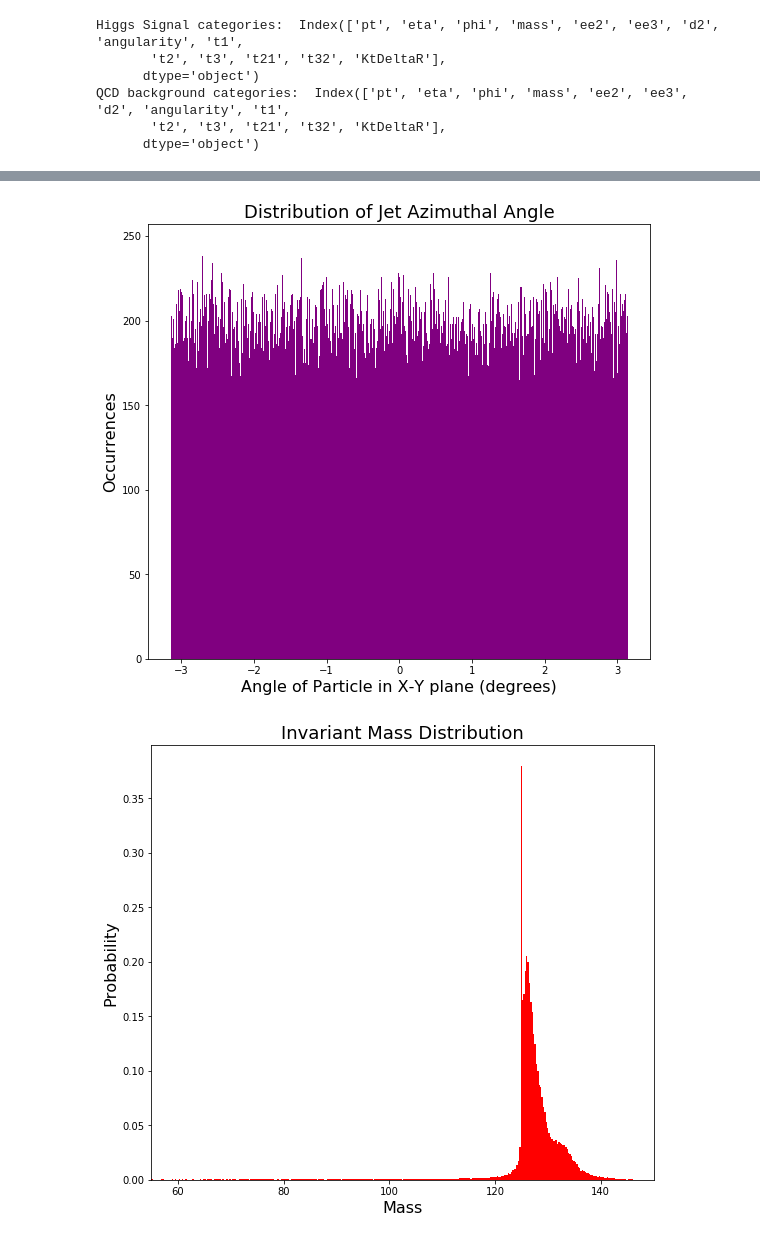
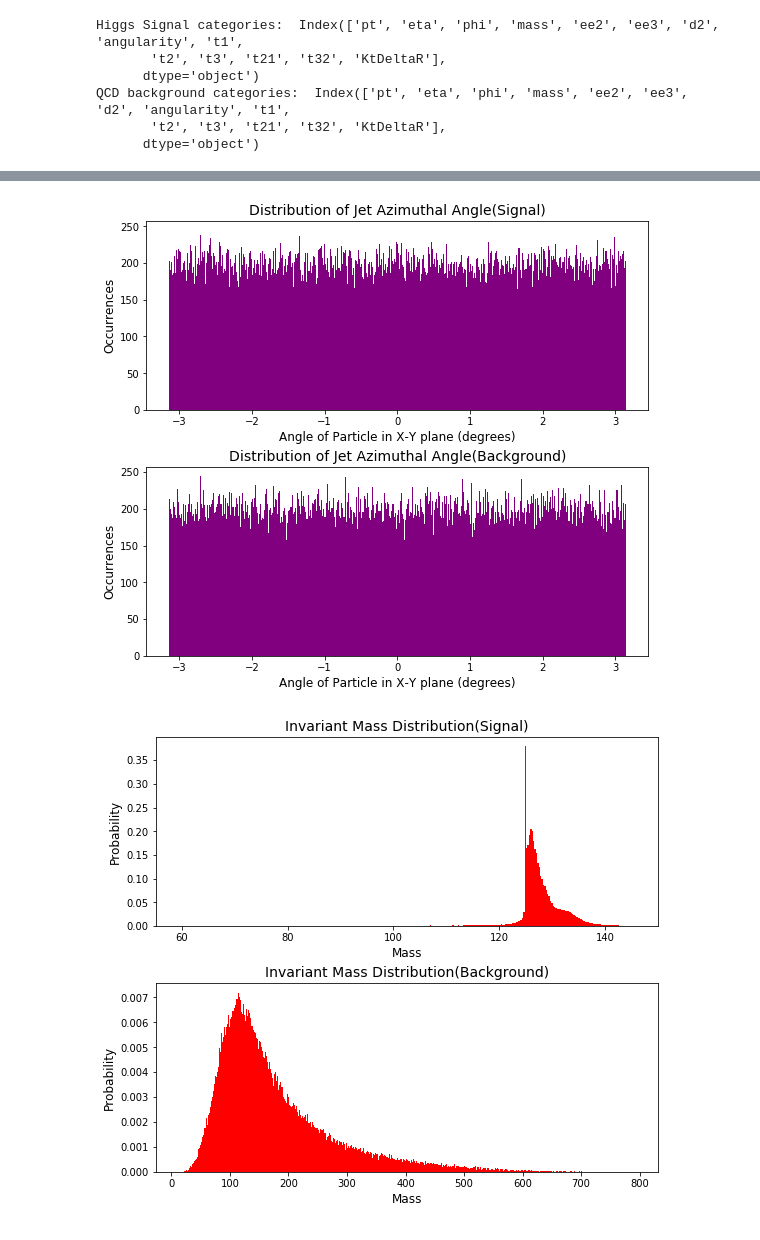
Before and after one commit to IgorBanin/Phys434, a Jupyter notebook: lab5.ipynb, the cells around one changed output, grey strips where cells are left out. Drawn from its saved outputs; the diff is of its cells as text; code cells hidden in the pictures.

```diff
--- a/lab5.ipynb
+++ b/lab5.ipynb
@@ -111,33 +130,50 @@ plt.show()
 # %%
 #phi - The azimuthal angle responsible for the angle of the particle in x-y plane.
 
 plt.rcParams["figure.figsize"] = (9,8)
 
 bins = 500
+
+plt.subplot(2,1,1)
 plt.hist(higgs['phi'][:], bins, color = 'purple', histtype = 'bar')
+plt.xlabel('Angle of Particle in X-Y plane (degrees)', fontsize=12)
+plt.ylabel('Occurrences', fontsize=12)
+plt.title('Distribution of Jet Azimuthal Angle(Signal)', fontsize=14)
 
-plt.xlabel('Angle of Particle in X-Y plane (degrees)', fontsize=16)
-plt.ylabel('Occurrences', fontsize=16)
-plt.title('Distribution of Jet Azimuthal Angle', fontsize=18)
+plt.subplot(2,1,2)
+plt.subplots_adjust(hspace=0.3)
+plt.hist(qcd['phi'][:], bins, color = 'purple', histtype = 'bar')
+plt.xlabel('Angle of Particle in X-Y plane (degrees)', fontsize=12)
+plt.ylabel('Occurrences', fontsize=12)
+plt.title('Distribution of Jet Azimuthal Angle(Background)', fontsize=14)
 plt.show()
 # %% [output]
-[figure, old version]
+[figure, new version]
 # %%
 #mass - invariant mass, or the intrinsic mass of the system of objects independent of the overall motion of the system.
 
 plt.rcParams["figure.figsize"] = (9,8)
 
 bins = 500
+
+plt.subplot(2,1,1)
 plt.hist(higgs['mass'][:], bins, color = 'red', histtype = 'bar',
         density=True)
+plt.xlabel('Mass', fontsize=12)
+plt.ylabel('Probability', fontsize=12)
+plt.xlim(55, 150)
+plt.title('Invariant Mass Distribution(Signal)', fontsize=14)
 
-plt.xlabel('Mass', fontsize=16)
-plt.ylabel('Probability', fontsize=16)
-plt.xlim(55, 150)
-plt.title('Invariant Mass Distribution', fontsize=18)
+plt.subplot(2,1,2)
+plt.subplots_adjust(hspace=0.3)
+plt.hist(qcd['mass'][:], bins, color = 'red', histtype = 'bar',
+        density=True)
+plt.xlabel('Mass', fontsize=12)
+plt.ylabel('Probability', fontsize=12)
+plt.title('Invariant Mass Distribution(Background)', fontsize=14)
 plt.show()
 # %% [output]
-[figure, old version]
+[figure, new version]
 # %%
 #ee2(e2) - 2-point ECF ratio, is the energy correlation function for 2-point correlators. Particularly useful for quark/gluon discrimination.
 #ee3(e3) - 3-point ECF ratio, is the energy correlation function for 3-point correlators. Particularly useful for boosted W/Z/Higgs boson identification.
```
Also changed, not shown: parts of 26 cells of this notebook.
